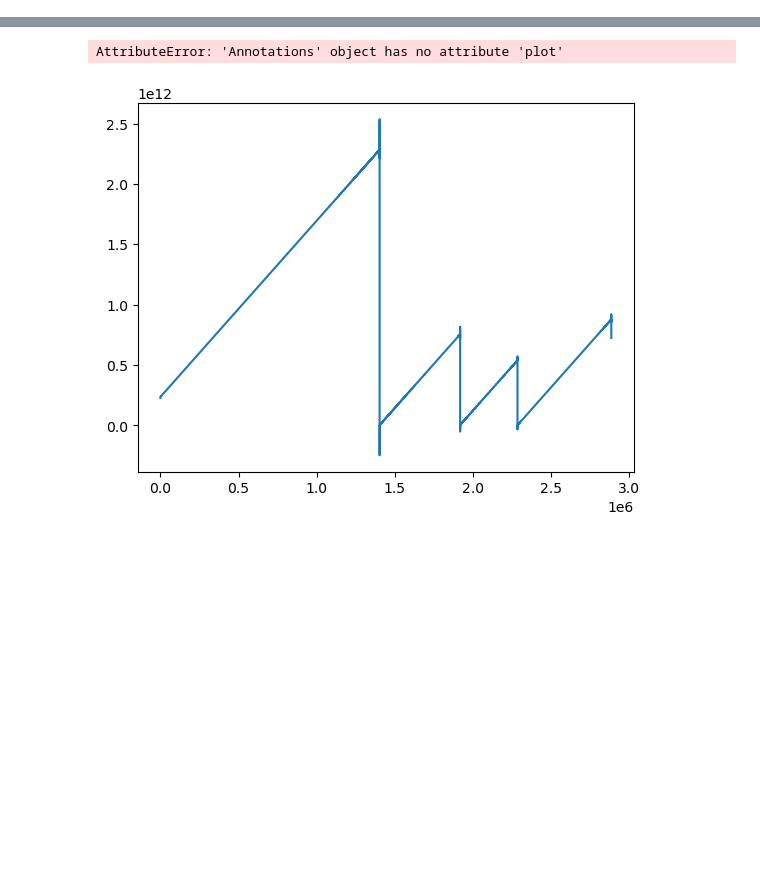
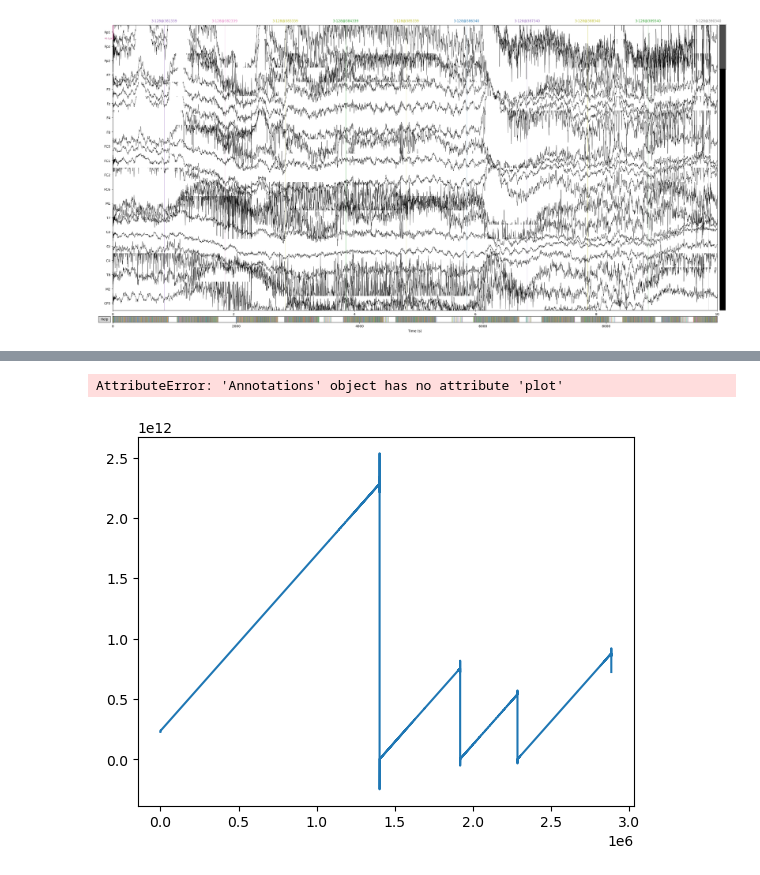
Before and after one commit to s-ccs/2024FreeViewingMSCOCO, a Jupyter notebook: scripts/inspect_raw_data.ipynb, the cells around one changed output, grey strips where cells are left out. Cells and saved outputs as stored; diff of their text form; code cells hidden in the pictures; blank space fills up the shorter version.

Commit message:
added rough code to check how much data is there

```diff
--- a/scripts/inspect_raw_data.ipynb
+++ b/scripts/inspect_raw_data.ipynb
@@ -3,3 +6,3 @@ import mne
 # %%
-p = "/scratch/data/2024FreeViewingMSCOCO/sub-031/ses-001/eeg/sub-031_ses-001_task-2024FreeViewingMSCOCO_eeg.set"
+p = "/scratch/data/2024FreeViewingMSCOCO/sub-033/ses-001/eeg/sub-033_ses-001_task-2024FreeViewingMSCOCO_eeg.set"
 raw = mne.io.read_raw_eeglab(p)
@@ -5,0 +37,4 @@ raw = mne.io.read_raw_eeglab(p)
+# %%
+raw.plot()
+# %% [output]
+[figure, added]
```
Also changed, not shown: parts of 12 cells of this notebook.
